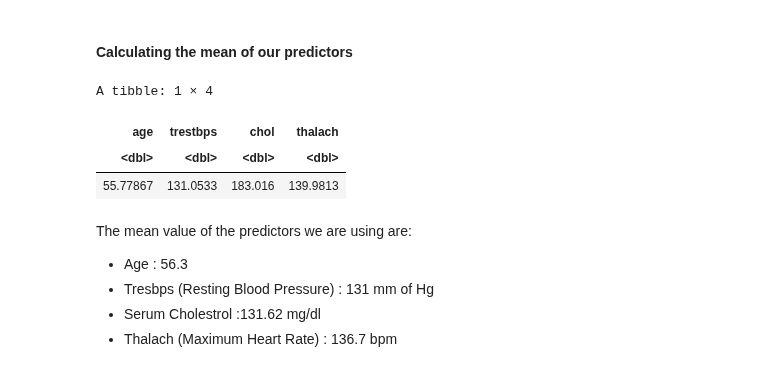
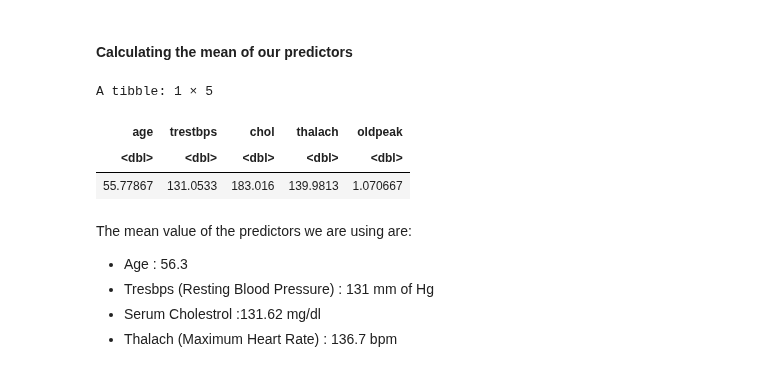
Before and after one commit to sachit-sharma/dsci-100-group-project-group53, a Jupyter notebook: project_report.ipynb, the cells around one changed output. Saved outputs shown, nothing was run; the diff lists cells and outputs as text; code cells hidden in the pictures.

Commit message:
edited forward selection

```diff
--- a/project_report.ipynb
+++ b/project_report.ipynb
@@ -116,17 +98,17 @@ heart_disease_test <- testing(heart_disease_split)
 # %%
 #Calculating the mean value of the predictors
 
 heart_disease_select <-  heart_disease_train |>
-                         select(age, trestbps, chol, thalach)
+                         select(age, trestbps, chol, thalach, oldpeak)
 
 mean_values <- heart_disease_select |>
                map_df(mean, na.rm = TRUE)
 mean_values
 # %% [output]
-A tibble: 1 × 4
+A tibble: 1 × 5
-| age | trestbps | chol | thalach |
-| <dbl> | <dbl> | <dbl> | <dbl> |
-| 55.77867 | 131.0533 | 183.016 | 139.9813 |
+| age | trestbps | chol | thalach | oldpeak |
+| <dbl> | <dbl> | <dbl> | <dbl> | <dbl> |
+| 55.77867 | 131.0533 | 183.016 | 139.9813 | 1.070667 |
 # %% [markdown]
 The mean value of the predictors we are using are:
 
```
Also changed, not shown: parts of 14 cells of this notebook.
